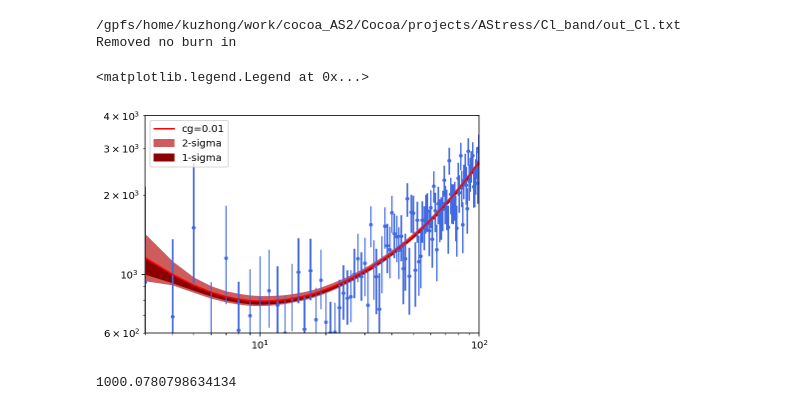
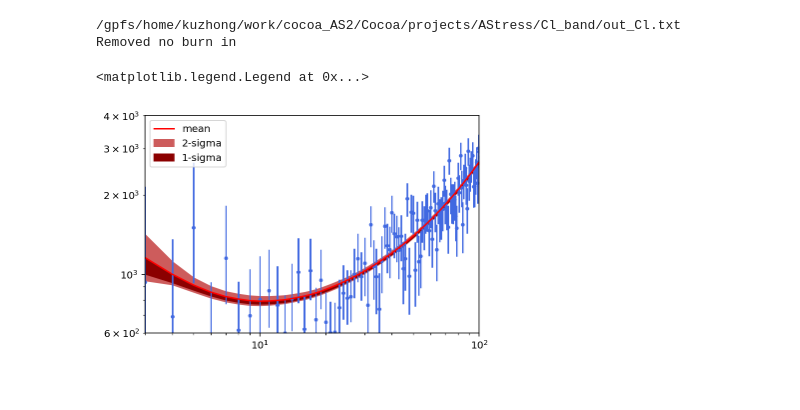
Before and after one commit to KunhaoZhong/Cosmo_Scripts, a Jupyter notebook: get_band/plot_cl_band.ipynb, the cells around one changed output. Drawn from its saved outputs; the diff is of its cells as text; code cells hidden in the pictures.

```diff
--- a/get_band/plot_cl_band.ipynb
+++ b/get_band/plot_cl_band.ipynb
@@ -43,14 +43,8 @@ lcdm_samples = getdist.mcsamples.loadMCSamples('/gpfs/home/kuzhong/work/cocoa_AS
 /gpfs/home/kuzhong/work/cocoa_AS2/Cocoa/projects/AStress/Cl_band/out_Cl.txt
 Removed no burn in
 # %%
-ell = np.arange(3,150)
-
-
-Cl_std = np.array([samples.std(i) for i in range(len(Cl_means))])
-
-Cl_means_lcdm = lcdm_samples.getMeans()
-
-Cl_range = np.arange(3,150)
+ell = np.arange(3,151)
+Cl_range = np.arange(3,151)
 
 Cl_means   = np.empty(0)
 Cl_upper_1 = np.empty(0)
@@ -70,32 +64,28 @@ for ll in Cl_range:
     Cl_upper_2 = np.append(Cl_upper_2, np.array(lims[1].upper))
     Cl_lower_2 = np.append(Cl_lower_2, np.array(lims[1].lower))
 # %%
-plt.loglog(ell, Cl_means,  color = 'red', linestyle = 'solid', label = 'cg=0.01')
+plt.loglog(ell, Cl_means,  color = 'red', linestyle = 'solid', label = 'mean')
 #plt.loglog(ell, Cl_upper_1,  color = 'red', linestyle = 'solid')
 #plt.loglog(ell, Cl_lower_1,  color = 'red', linestyle = 'solid')
 #plt.loglog(ell, Cl_upper_2,  color = 'red', linestyle = 'solid')
 #plt.loglog(ell, Cl_lower_2,  color = 'red', linestyle = 'solid')
 
 plt.fill_between(ell, Cl_upper_2, Cl_lower_2, color = 'indianred', label = '2-sigma')
 plt.fill_between(ell, Cl_upper_1, Cl_lower_1, color = 'darkred', label = '1-sigma')
 #plt.fill_between(ell, Cl_upper_2, Cl_lower_2, color = 'indianred')
 
-#plt.loglog(ell, Cl_means_lcdm              , color = 'black', linestyle = 'solid', label = 'lcdm-mean')
+# plt.loglog(ell, Cl_means_lcdm  , color = 'black', linestyle = 'solid', label = 'lcdm-mean')
 
 plt.scatter(ells_planck, c_ells_tt_planck ,
                color='royalblue', s=8)
 
 plt.errorbar(ells_planck, c_ells_tt_planck,
                 yerr=[delta_minus_tt, delta_plus_tt],
                 fmt='none', color='royalblue', ms=2)
 
 plt.xlim([3, 100])
 plt.ylim(600,4000)
 plt.legend(loc="upper left")
 # %% [output]
 <matplotlib.legend.Legend at 0x...>
-[figure, old version]
+[figure, new version]
-# %%
-stats.parWithName('Cl_4').mean
-# %% [output]
-1000.0780798634134
```
Also changed, not shown: parts of 1 cell of this notebook, 7 other files.
